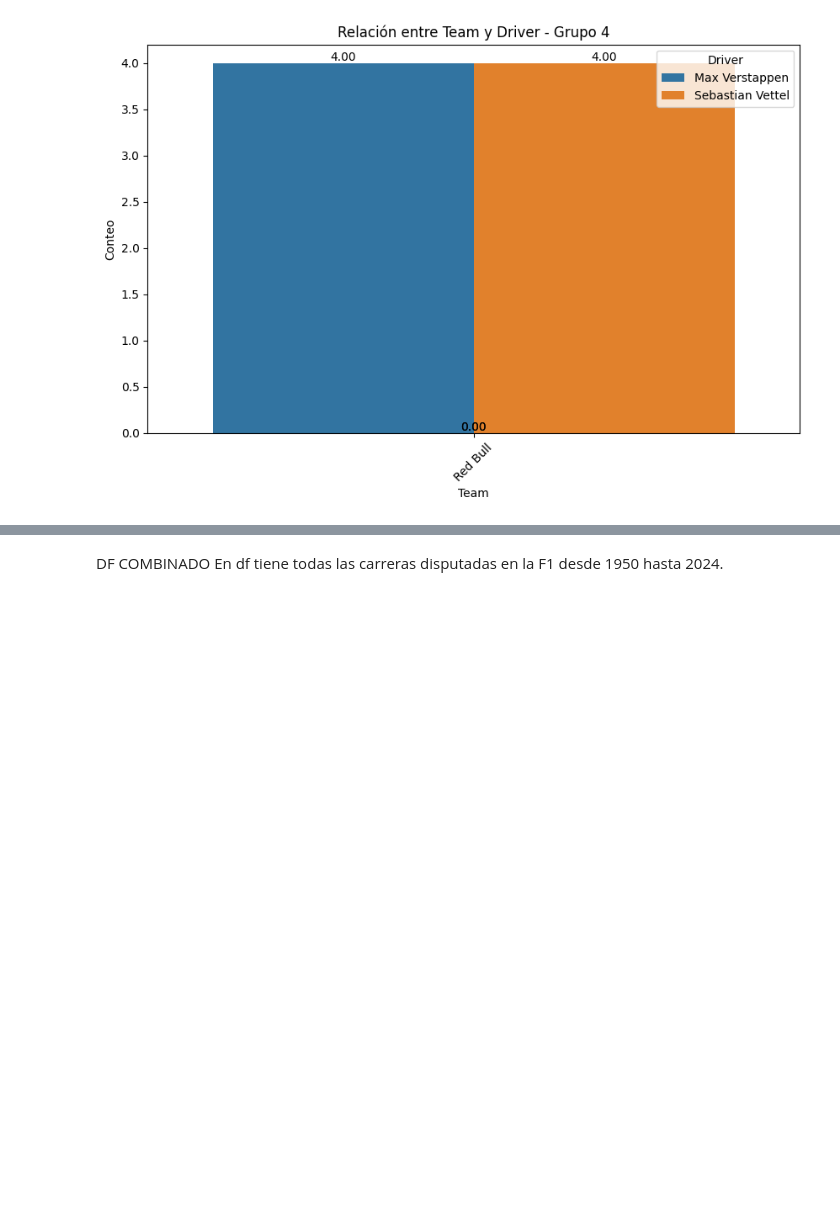
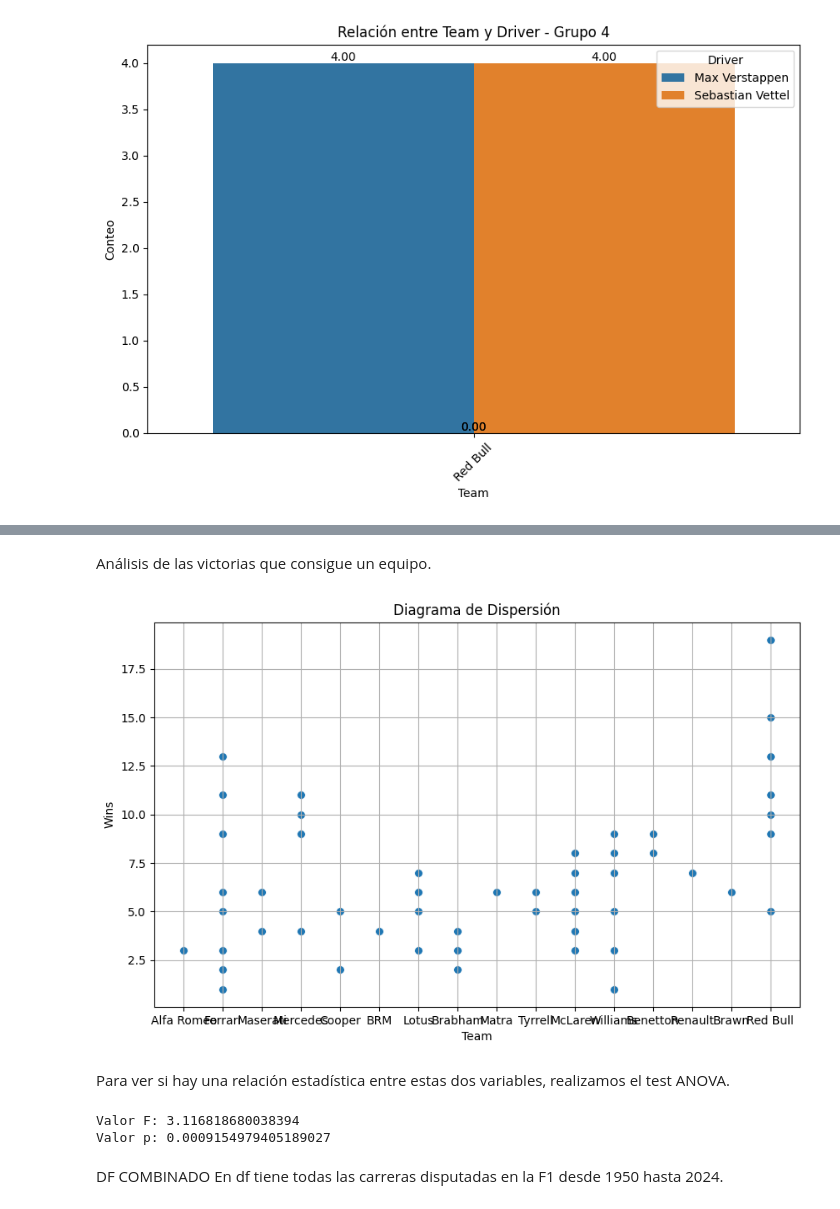
Before and after one commit to jacobo010/EDA_F1_Analysis, a Jupyter notebook: src/notebooks/segundo_notebook.ipynb, the cells around one changed output, grey strips where cells are left out. Cells and saved outputs as stored; diff of their text form; code cells hidden in the pictures; blank space fills up the shorter version.

```diff
--- a/src/notebooks/segundo_notebook.ipynb
+++ b/src/notebooks/segundo_notebook.ipynb
@@ -161,3 +203,22 @@ A primera vista se podría decir que si un piloto corre para Ferrari es más pro
+# %% [markdown]
+Análisis de las victorias que consigue un equipo.
+# %%
+grafico_dispersion_con_correlacion(df_temporadas_f1, "Team", "Wins")
+# %% [output]
+[figure, added]
+# %% [markdown]
+Para ver si hay una relación estadística entre estas dos variables, realizamos el test ANOVA.
+# %%
+grupos = df_temporadas_f1["Team"].unique()  # Obtener los valores únicos de la columna categórica, en este caso la compañía área
+ingresos_por_company = [df_temporadas_f1[df_temporadas_f1["Team"] == grupo]['Wins'] for grupo in grupos] # obtenemos los ingresos por compañía y los incluimos en una lista
+
+f_val, p_val = stats.f_oneway(*ingresos_por_company) # El método * (igual que cuando vimos *args hace mil años)
+                                                    # lo que hace es separar todos los elementos de la lista y pasarselos como argumento a la función
+print("Valor F:", f_val)
+print("Valor p:", p_val)
+# %% [output]
+Valor F: 3.116818680038394
+Valor p: 0.0009154979405189027
 # %% [markdown]
 DF COMBINADO
 En df tiene todas las carreras disputadas en la F1 desde 1950 hasta 2024.
```
Also changed, not shown: parts of 23 cells of this notebook.
